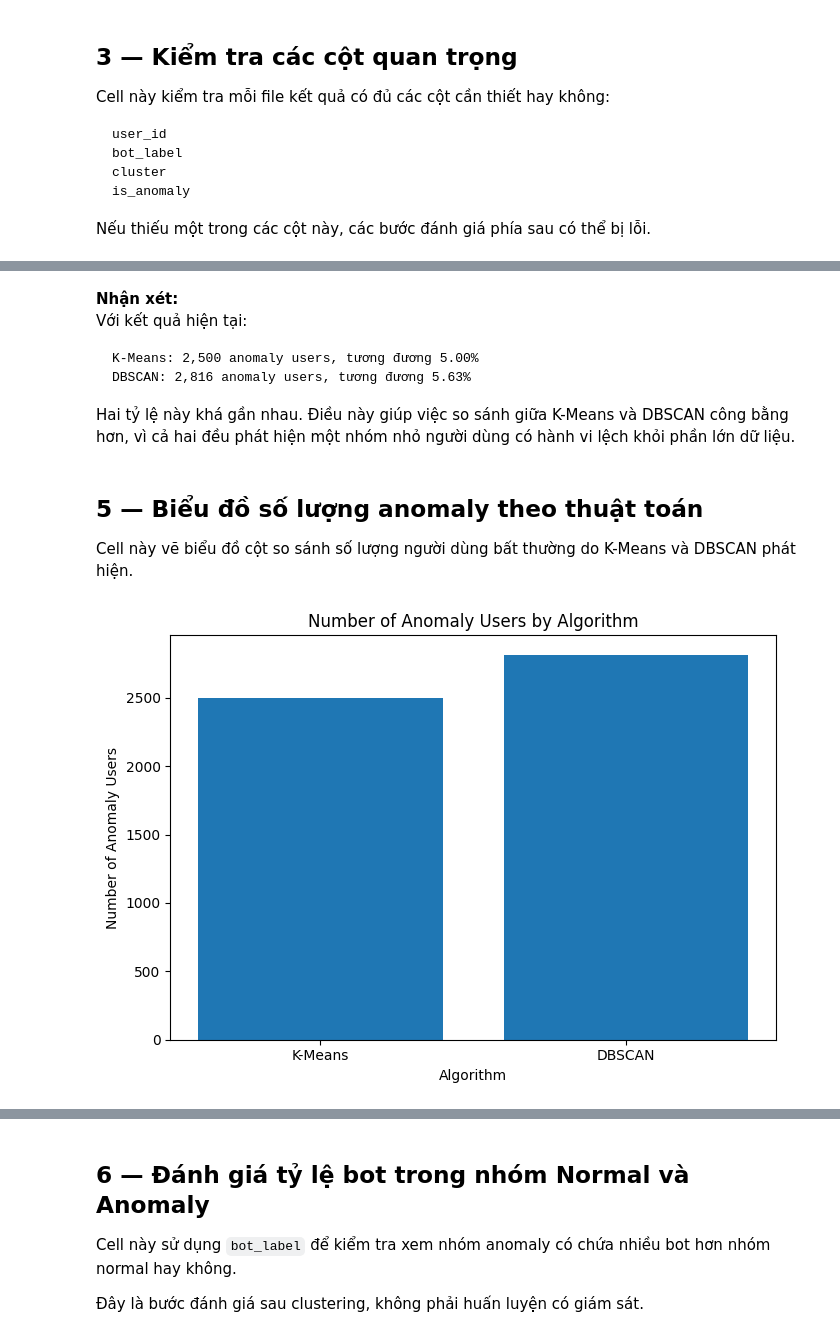
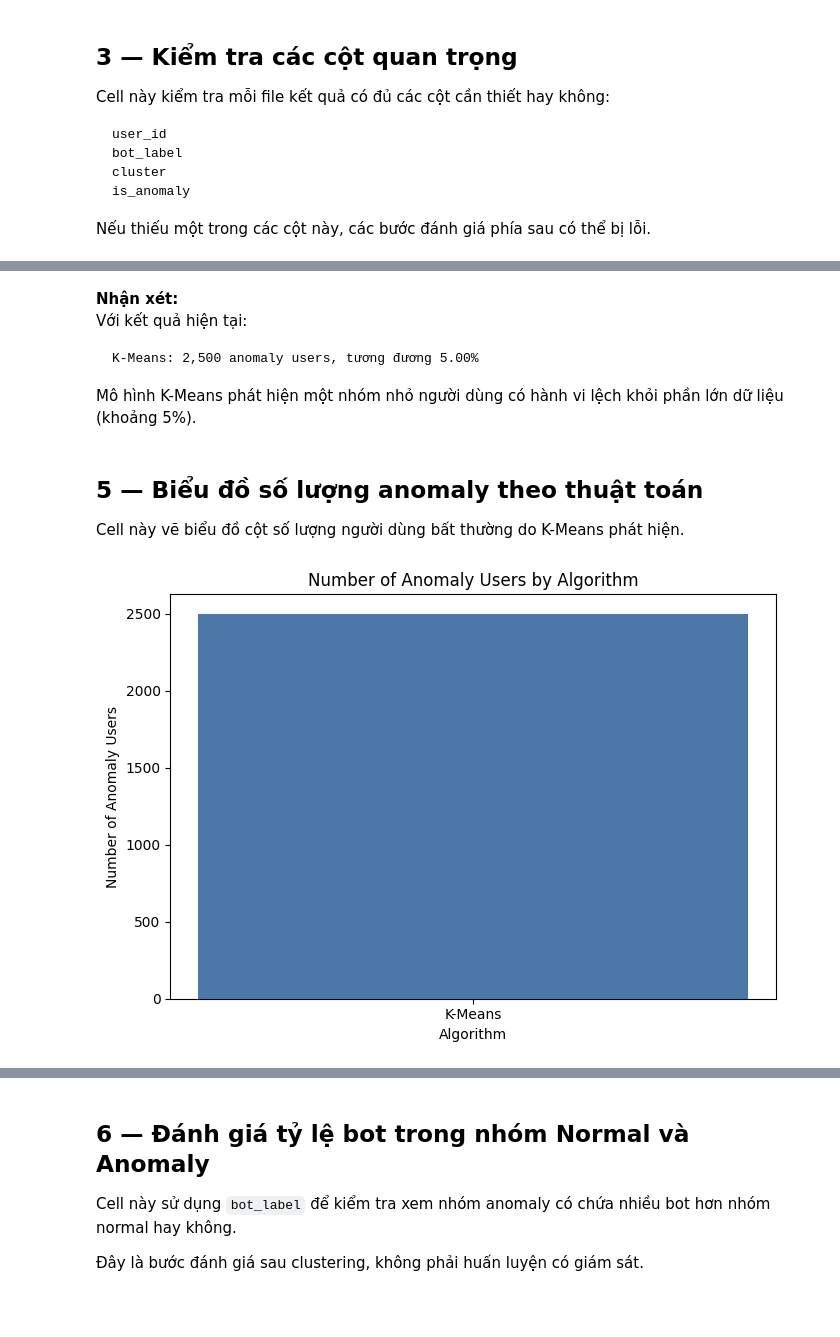
Before and after one commit to ncdanh0311/AnomalyDetection, a Jupyter notebook: notebooks/05_evaluation_visualization_updated.ipynb, the cells around one changed output, grey strips where cells are left out. Cells and saved outputs as stored; diff of their text form; code cells hidden in the pictures; blank space fills up the shorter version.

````diff
--- a/notebooks/05_evaluation_visualization_updated.ipynb
+++ b/notebooks/05_evaluation_visualization_updated.ipynb
@@ -167,10 +138,9 @@ Cell này tạo bảng so sánh số lượng người dùng bất thường đ
 # %%
 comparison_summary = pd.DataFrame({
-    "algorithm": ["K-Means", "DBSCAN"],
-    "total_users": [len(kmeans_result), len(dbscan_result)],
+    "algorithm": ["K-Means"],
+    "total_users": [len(kmeans_result)],
     "anomaly_users": [
-        int(kmeans_result["is_anomaly"].sum()),
-        int(dbscan_result["is_anomaly"].sum())
+        int(kmeans_result["is_anomaly"].sum())
     ]
 })
 
@@ -193,22 +162,21 @@ Với kết quả hiện tại:
 
 ```text
 K-Means: 2,500 anomaly users, tương đương 5.00%
-DBSCAN: 2,816 anomaly users, tương đương 5.63%
 ```
 
-Hai tỷ lệ này khá gần nhau. Điều này giúp việc so sánh giữa K-Means và DBSCAN công bằng hơn, vì cả hai đều phát hiện một nhóm nhỏ người dùng có hành vi lệch khỏi phần lớn dữ liệu.
+Mô hình K-Means phát hiện một nhóm nhỏ người dùng có hành vi lệch khỏi phần lớn dữ liệu (khoảng 5%).
 # %% [markdown]
 ## 5 — Biểu đồ số lượng anomaly theo thuật toán
 
-Cell này vẽ biểu đồ cột so sánh số lượng người dùng bất thường do K-Means và DBSCAN phát hiện.
+Cell này vẽ biểu đồ cột số lượng người dùng bất thường do K-Means phát hiện.
 # %%
 plt.figure(figsize=(7, 5))
-plt.bar(comparison_summary["algorithm"], comparison_summary["anomaly_users"])
+plt.bar(comparison_summary["algorithm"], comparison_summary["anomaly_users"], color="#4C78A8")
 plt.title("Number of Anomaly Users by Algorithm")
 plt.xlabel("Algorithm")
 plt.ylabel("Number of Anomaly Users")
 plt.tight_layout()
 plt.savefig(FIGURE_DIR / "compare_anomaly_users.png", dpi=300)
 plt.show()
 # %% [output]
-[figure, old version]
+[figure, new version]
````
Also changed, not shown: parts of 39 cells of this notebook, 32 other files.
